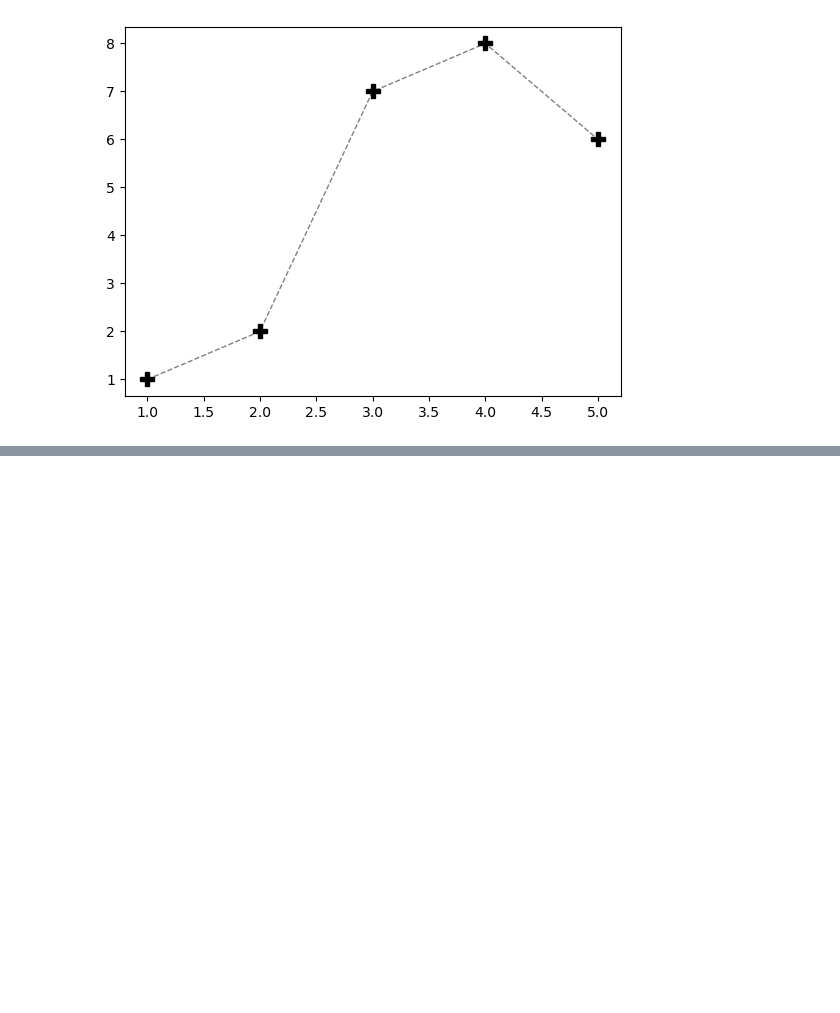
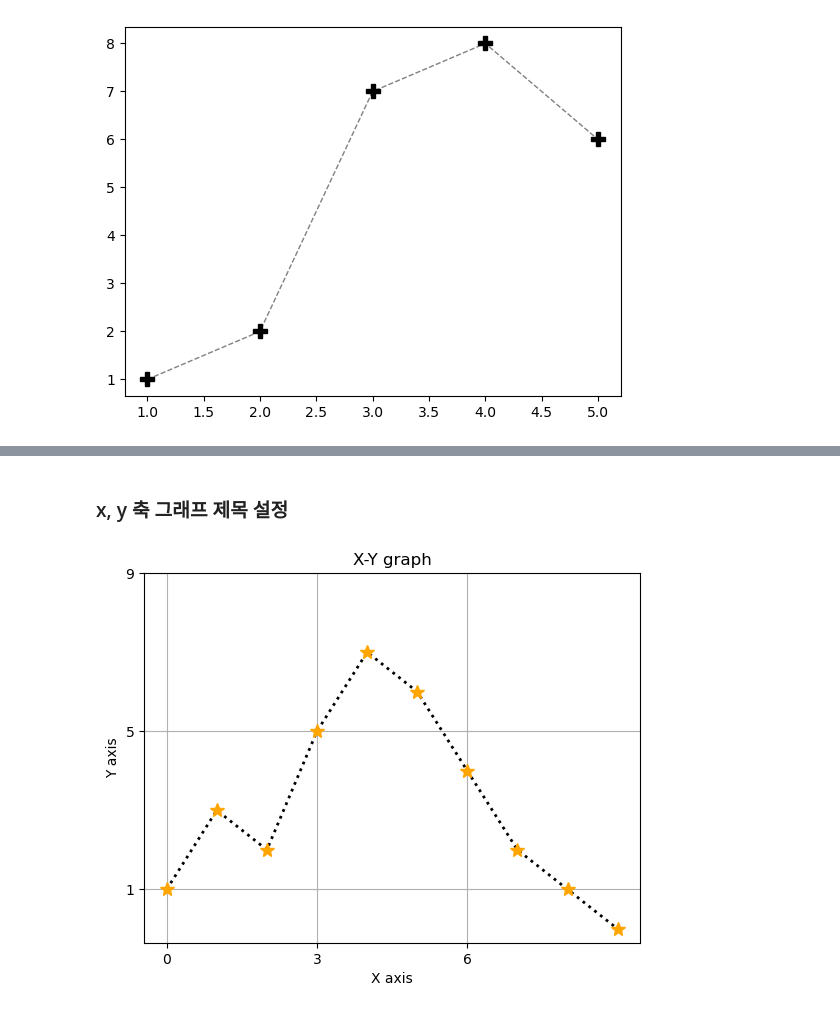
Before and after one commit to hyerimmmmm/SWDataAnalysisClass, a Jupyter notebook: pythonStudy/LIB/Matplotlib.ipynb, the cells around one changed output, grey strips where cells are left out. Cells and saved outputs as stored; diff of their text form; code cells hidden in the pictures; blank space fills up the shorter version.

```diff
--- a/pythonStudy/LIB/Matplotlib.ipynb
+++ b/pythonStudy/LIB/Matplotlib.ipynb
@@ -48,0 +119,21 @@ plt.show()
+# %% [markdown]
+### x, y 축 그래프 제목 설정
+# %%
+x = [0, 1, 2, 3, 4, 5, 6, 7, 8, 9]
+y = [1, 3, 2, 5, 7, 6, 4, 2, 1, 0]
+
+
+plt.plot(x, y, ls = ':', lw = 2, c = 'black', marker = '*', mfc = 'orange', mec = 'orange', ms = 10, mew = '1')
+
+plt.grid()
+
+plt.xticks([0, 3, 6])
+plt.yticks([1, 5, 9])
+
+plt.xlabel('X axis') # x축 제목
+plt.ylabel('Y axis') # y축 제목
+plt.title('X-Y graph') # 타이틀(한글은 기본적으로 지원하지 않음)
+
+plt.show()
+# %% [output]
+[figure, added]
```
Also changed, not shown: parts of 33 cells of this notebook, 1 other file.
